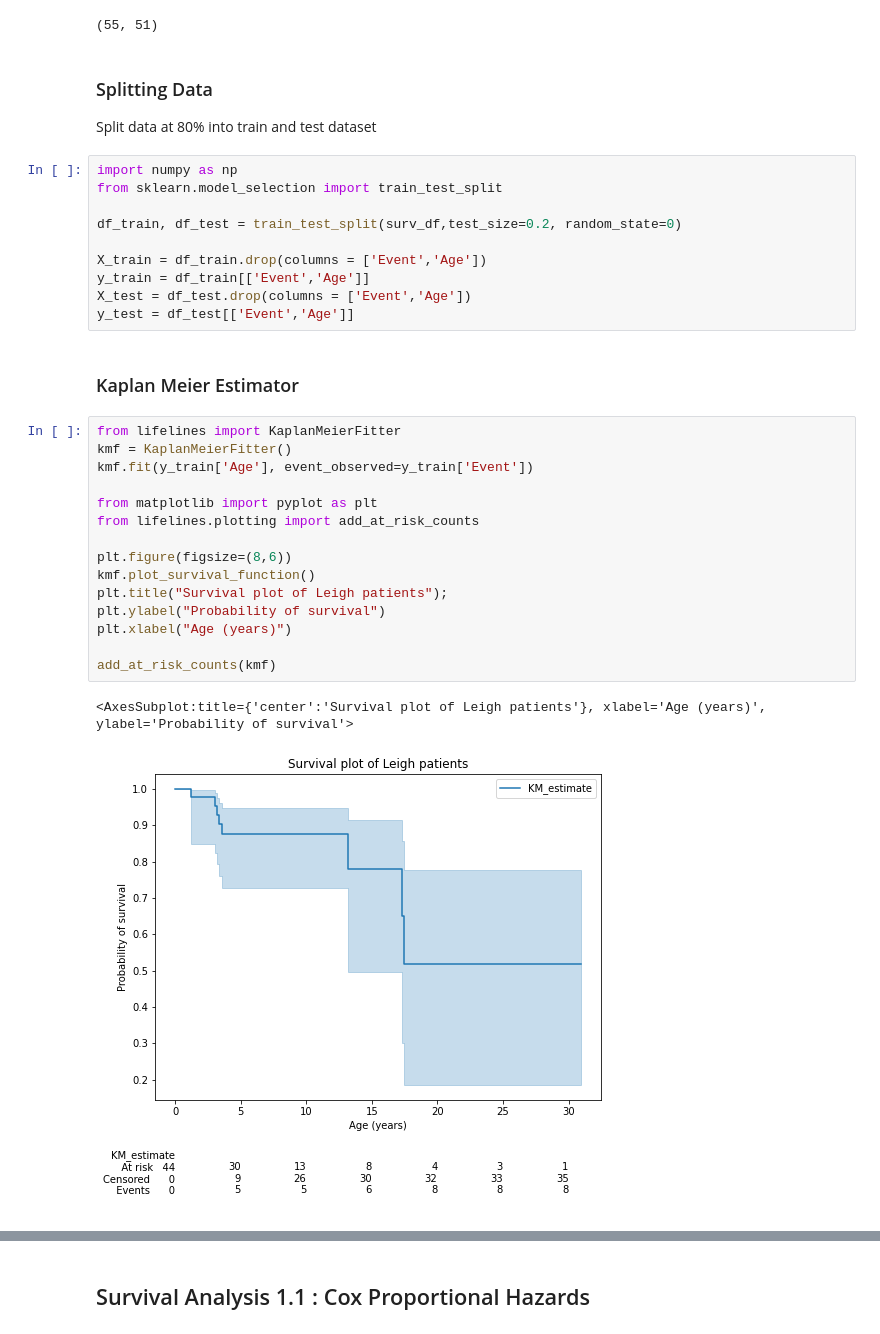
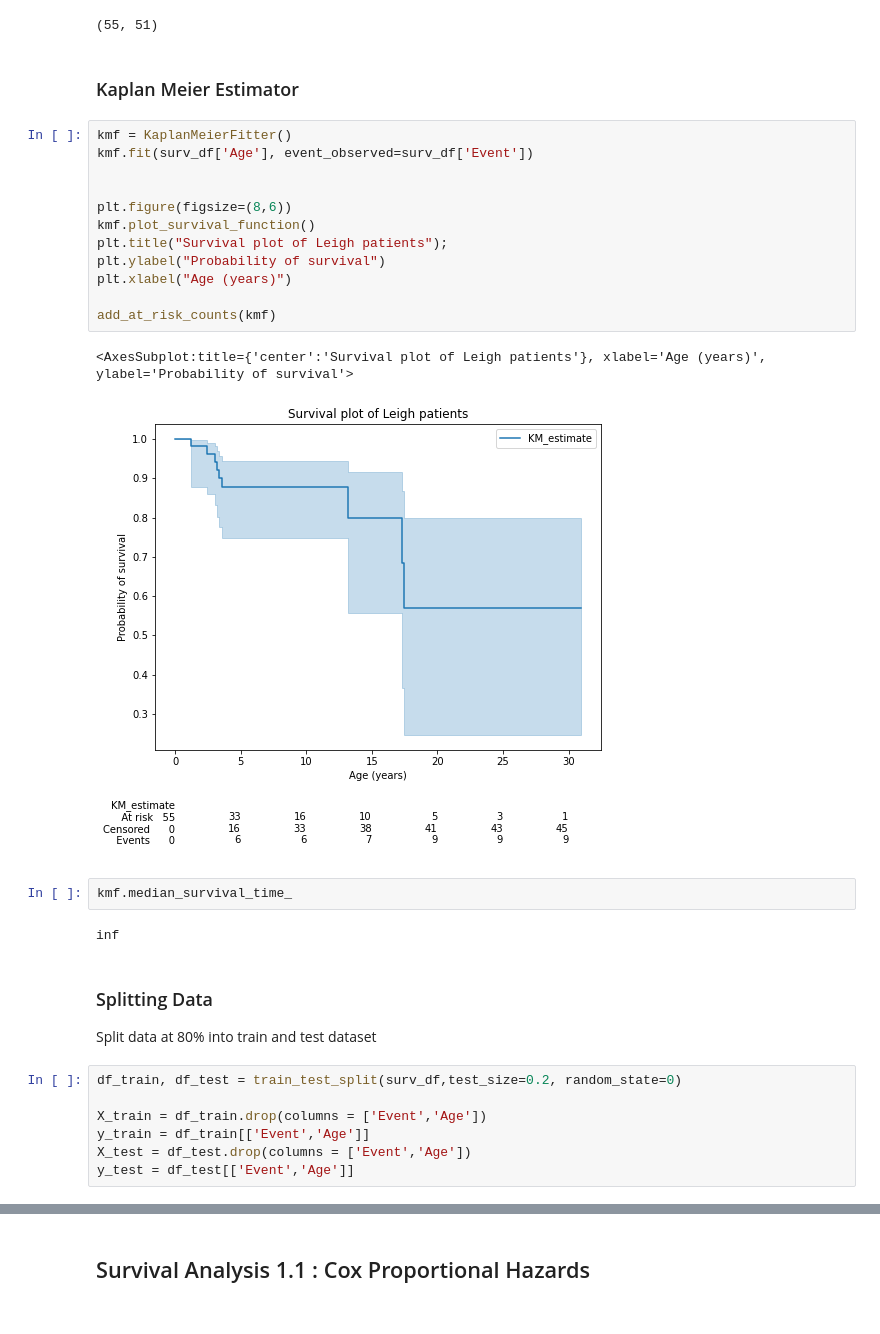
Before and after one commit to nishaalajmera/ML-for-Leigh-Syndrome, a Jupyter notebook: MachineLearningLeighSyndrome.ipynb, the cells around one changed output, grey strips where cells are left out. Drawn from its saved outputs; the diff is of its cells as text.

```diff
--- a/EDA.ipynb
+++ b/MachineLearningLeighSyndrome.ipynb
@@ -471,36 +515,34 @@ surv_df.head(5)
 surv_df.shape
 # %% [output]
 (55, 51)
+# %% [markdown]
+### Kaplan Meier Estimator
+# %%
+kmf = KaplanMeierFitter()
+kmf.fit(surv_df['Age'], event_observed=surv_df['Event'])
+
+
+plt.figure(figsize=(8,6))
+kmf.plot_survival_function()
+plt.title("Survival plot of Leigh patients");
+plt.ylabel("Probability of survival")
+plt.xlabel("Age (years)")
+
+add_at_risk_counts(kmf)
+# %% [output]
+<AxesSubplot:title={'center':'Survival plot of Leigh patients'}, xlabel='Age (years)', ylabel='Probability of survival'>
+[figure, added]
+# %%
+kmf.median_survival_time_
+# %% [output]
+inf
 # %% [markdown]
 ### Splitting Data
 Split data at 80% into train and test dataset
 # %%
-import numpy as np
-from sklearn.model_selection import train_test_split
-
 df_train, df_test = train_test_split(surv_df,test_size=0.2, random_state=0)
 
 X_train = df_train.drop(columns = ['Event','Age'])
 y_train = df_train[['Event','Age']]
 X_test = df_test.drop(columns = ['Event','Age'])
 y_test = df_test[['Event','Age']]
-# %% [markdown]
-### Kaplan Meier Estimator
-# %%
-from lifelines import KaplanMeierFitter
-kmf = KaplanMeierFitter()
-kmf.fit(y_train['Age'], event_observed=y_train['Event'])
-
-from matplotlib import pyplot as plt
-from lifelines.plotting import add_at_risk_counts
-
-plt.figure(figsize=(8,6))
-kmf.plot_survival_function()
-plt.title("Survival plot of Leigh patients");
-plt.ylabel("Probability of survival")
-plt.xlabel("Age (years)")
-
-add_at_risk_counts(kmf)
-# %% [output]
-<AxesSubplot:title={'center':'Survival plot of Leigh patients'}, xlabel='Age (years)', ylabel='Probability of survival'>
-[figure, removed]
```
Also changed, not shown: parts of 157 cells of this notebook.
